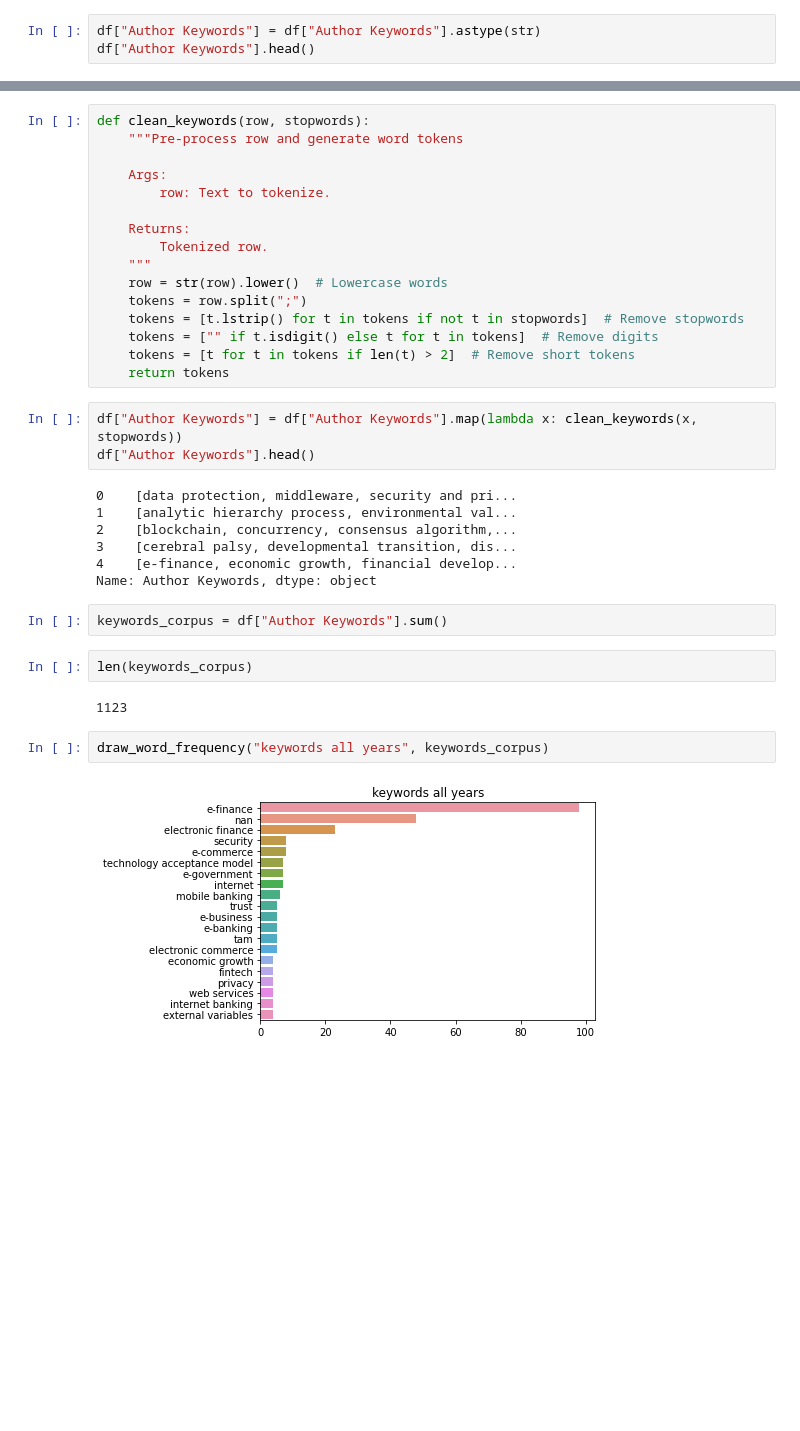
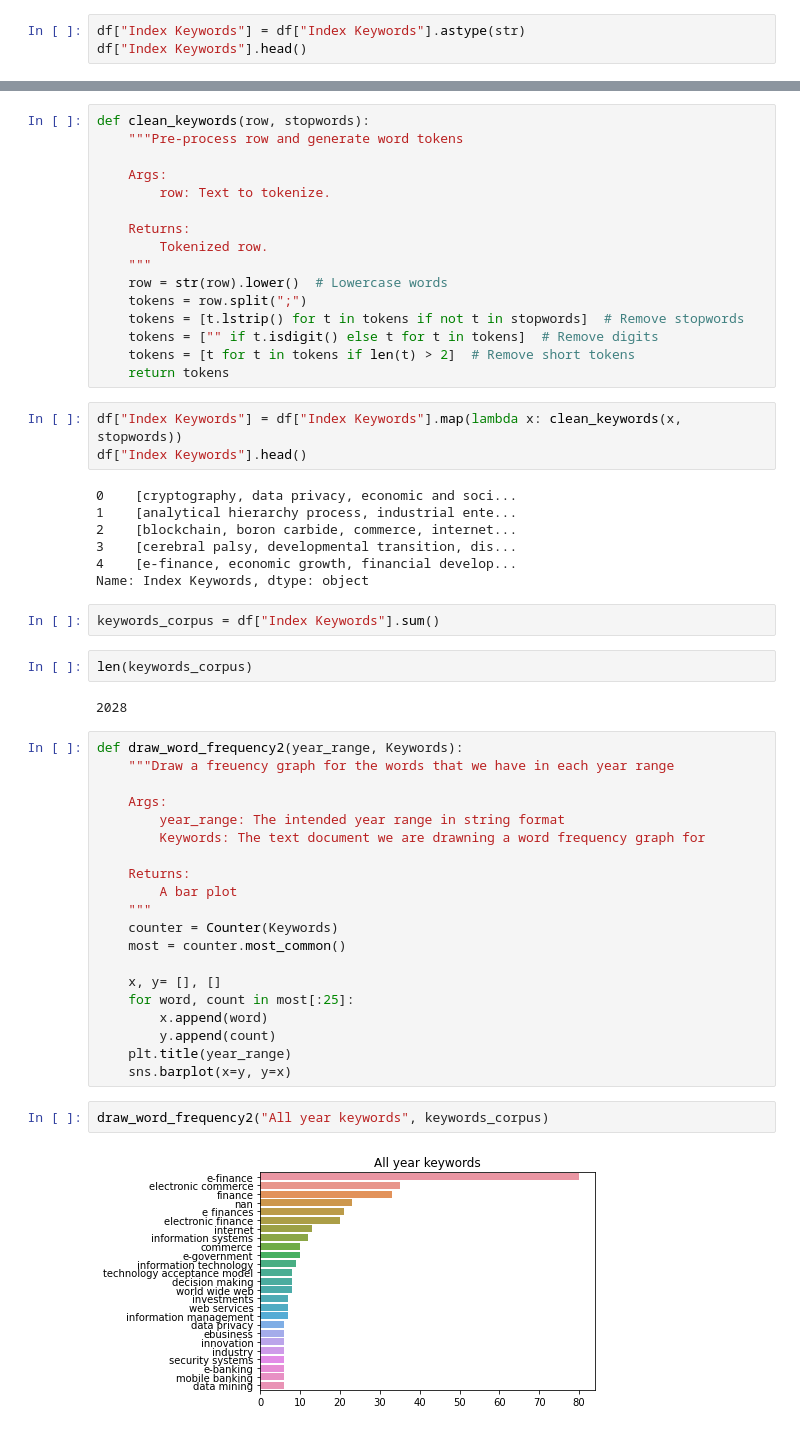
Before and after one commit to daniel-tomiwa/HDSCWINTER-22_Premier-project, a Jupyter notebook: Testing.ipynb, the cells around one changed output, grey strips where cells are left out. Drawn from its saved outputs; the diff is of its cells as text; blank space fills up the shorter version.

```diff
--- a/Testing.ipynb
+++ b/Testing.ipynb
@@ -199,4 +198,4 @@ Computer simulation; Inventory control; Java programming language; Radial basis
 # %%
-df["Author Keywords"] = df["Author Keywords"].astype(str)
-df["Author Keywords"].head()
+df["Index Keywords"] = df["Index Keywords"].astype(str)
+df["Index Keywords"].head()
 # %% [output]
@@ -223,22 +222,42 @@ def clean_keywords(row, stopwords):
     tokens = [t for t in tokens if len(t) > 2]  # Remove short tokens
     return tokens
 # %%
-df["Author Keywords"] = df["Author Keywords"].map(lambda x: clean_keywords(x, stopwords))
-df["Author Keywords"].head()
+df["Index Keywords"] = df["Index Keywords"].map(lambda x: clean_keywords(x, stopwords))
+df["Index Keywords"].head()
 # %% [output]
-0    [data protection, middleware, security and pri...
-1    [analytic hierarchy process, environmental val...
-2    [blockchain, concurrency, consensus algorithm,...
+0    [cryptography, data privacy, economic and soci...
+1    [analytical hierarchy process, industrial ente...
+2    [blockchain, boron carbide, commerce, internet...
 3    [cerebral palsy, developmental transition, dis...
 4    [e-finance, economic growth, financial develop...
-Name: Author Keywords, dtype: object
+Name: Index Keywords, dtype: object
 # %%
-keywords_corpus = df["Author Keywords"].sum()
+keywords_corpus = df["Index Keywords"].sum()
 # %%
 len(keywords_corpus)
 # %% [output]
-1123
+2028
-# %%
-draw_word_frequency("keywords all years", keywords_corpus)
-# %% [output]
-[figure, removed]
+# %%
+def draw_word_frequency2(year_range, Keywords):
+    """Draw a freuency graph for the words that we have in each year range
+
+    Args:
+        year_range: The intended year range in string format
+        Keywords: The text document we are drawning a word frequency graph for
+
+    Returns:
+        A bar plot
+    """
+    counter = Counter(Keywords)
+    most = counter.most_common()
+
+    x, y= [], []
+    for word, count in most[:25]:
+        x.append(word)
+        y.append(count)
+    plt.title(year_range)
+    sns.barplot(x=y, y=x)
+# %%
+draw_word_frequency2("All year keywords", keywords_corpus)
+# %% [output]
+[figure, added]
```
Also changed, not shown: parts of 7 cells of this notebook.
